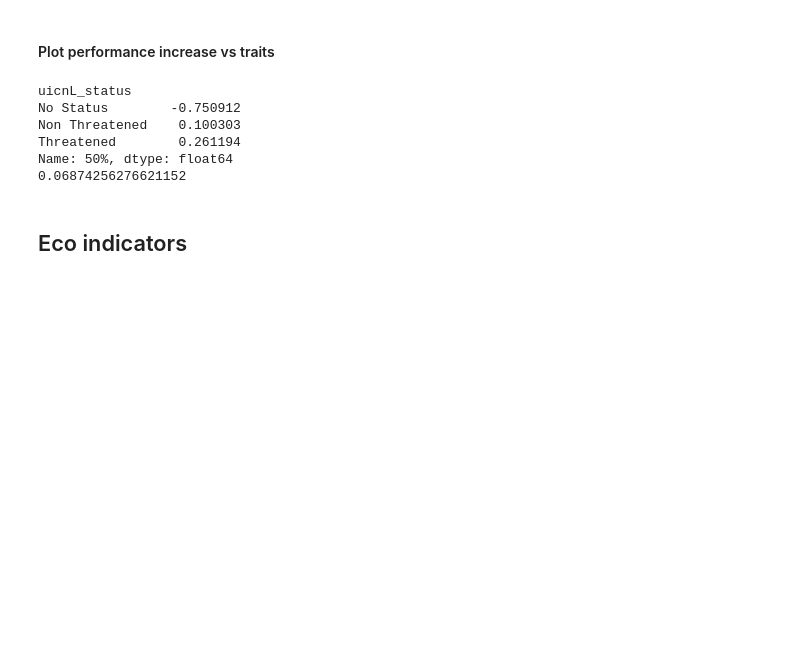
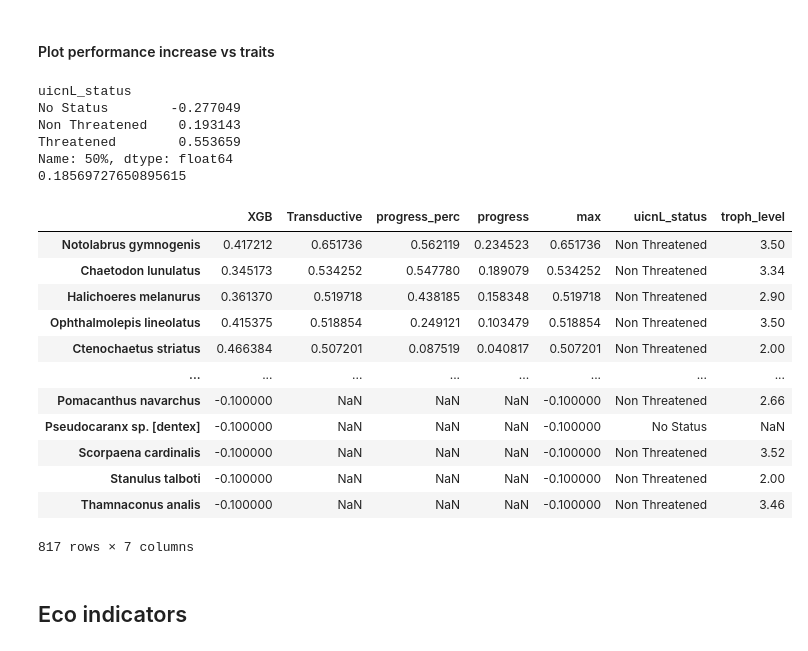
Before and after one commit to morand-g/malpolon-marbec, a Jupyter notebook: examples/RLS/RLS - Model comparison.ipynb, the cells around one changed output. Cells and saved outputs as stored; diff of their text form; code cells hidden in the pictures; blank space fills up the shorter version.

```diff
--- a/examples/RLS/RLS - Model comparison.ipynb
+++ b/examples/RLS/RLS - Model comparison.ipynb
@@ -221,11 +229,15 @@ td_f1 = pd.read_csv(next((output_path / cp).glob("testF1*.csv")), index_col = 0)
 # %%
 # Reg
+
+xgb_f1 = pd.read_csv(next((root / 'reg').glob("xgb_best*.csv")), index_col = 0)
 
 cp = '38_mm4_transductif_reg-2025-12-17_18-53'
 td_f1 = pd.read_csv(next((output_path / cp).glob("testR2--*.csv")), index_col = 0)
 
 cp = '38_mm4_transductif_reg-2026-01-07_16-44'
 mm_f1 = pd.read_csv(next((output_path / cp).glob("testR2--*.csv")), index_col = 0)
+
+scores = pd.concat([xgb_f1["pearsonr"], td_f1["pearsonr"]], axis = 1)
 # %%
 # Calculate progress
 
@@ -274,11 +285,27 @@ print(relevant_scores.groupby('uicnL_status')['progress_perc'].describe()['50%']
 print(relevant_scores['progress_perc'].describe()['50%'])
 # %% [output]
 uicnL_status
-No Status        -0.750912
-Non Threatened    0.100303
-Threatened        0.261194
+No Status        -0.277049
+Non Threatened    0.193143
+Threatened        0.553659
 Name: 50%, dtype: float64
-0.06874256276621152
+0.18569727650895615
+# %%
+scores.sort_values(by='Transductive', ascending=False)
+# %% [output]
+|  | XGB | Transductive | progress_perc | progress | max | uicnL_status | troph_level |
+| Notolabrus gymnogenis | 0.417212 | 0.651736 | 0.562119 | 0.234523 | 0.651736 | Non Threatened | 3.50 |
+| Chaetodon lunulatus | 0.345173 | 0.534252 | 0.547780 | 0.189079 | 0.534252 | Non Threatened | 3.34 |
+| Halichoeres melanurus | 0.361370 | 0.519718 | 0.438185 | 0.158348 | 0.519718 | Non Threatened | 2.90 |
+| Ophthalmolepis lineolatus | 0.415375 | 0.518854 | 0.249121 | 0.103479 | 0.518854 | Non Threatened | 3.50 |
+| Ctenochaetus striatus | 0.466384 | 0.507201 | 0.087519 | 0.040817 | 0.507201 | Non Threatened | 2.00 |
+| ... | ... | ... | ... | ... | ... | ... | ... |
+| Pomacanthus navarchus | -0.100000 | NaN | NaN | NaN | -0.100000 | Non Threatened | 2.66 |
+| Pseudocaranx sp. [dentex] | -0.100000 | NaN | NaN | NaN | -0.100000 | No Status | NaN |
+| Scorpaena cardinalis | -0.100000 | NaN | NaN | NaN | -0.100000 | Non Threatened | 3.52 |
+| Stanulus talboti | -0.100000 | NaN | NaN | NaN | -0.100000 | Non Threatened | 2.00 |
+| Thamnaconus analis | -0.100000 | NaN | NaN | NaN | -0.100000 | Non Threatened | 3.46 |
+817 rows × 7 columns
 # %% [markdown]
 ## Eco indicators
 # %%
```
Also changed, not shown: parts of 7 cells of this notebook.
